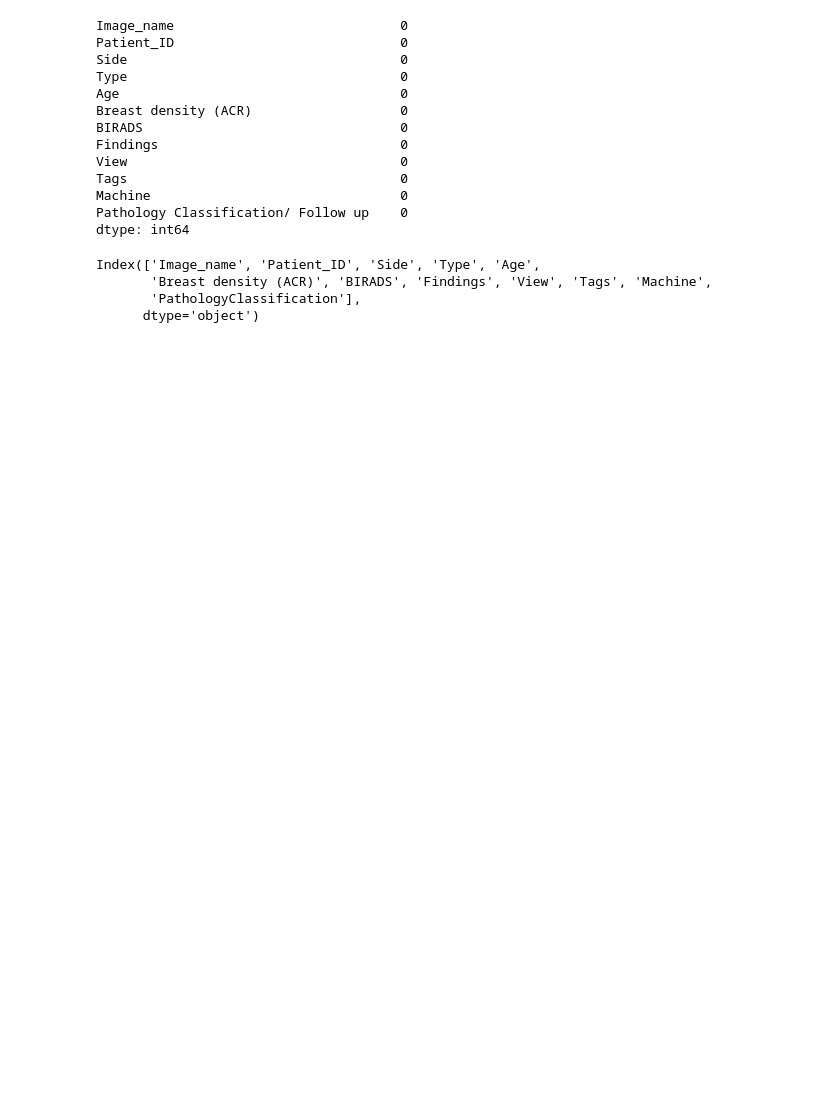
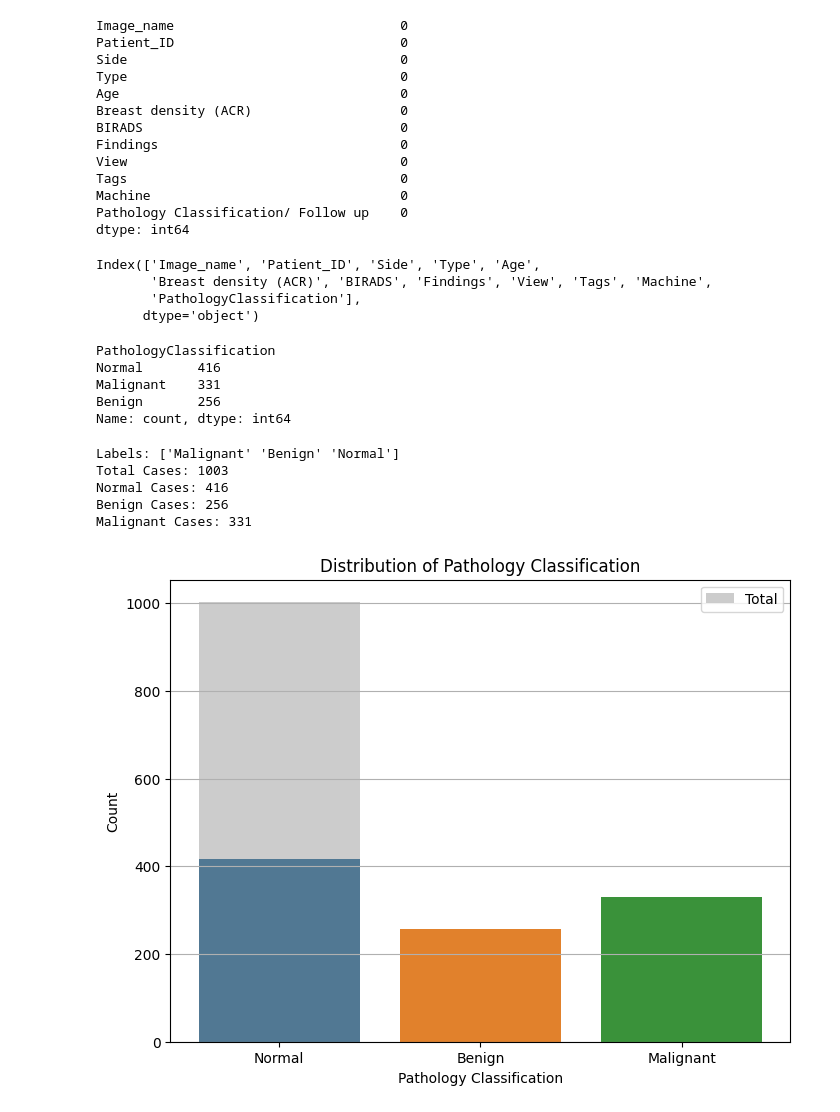
Before and after one commit to abdolazizsalimi/PGU_DataMining_1402, a Jupyter notebook: finalProject/Breast-Canser-notebook.ipynb, the cells around one changed output. Drawn from its saved outputs; the diff is of its cells as text; code cells hidden in the pictures; blank space fills up the shorter version.

```diff
--- a/finalProject/Breast-Canser-notebook.ipynb
+++ b/finalProject/Breast-Canser-notebook.ipynb
@@ -58,3 +99,46 @@ Index(['Image_name', 'Patient_ID', 'Side', 'Type', 'Age',
        'Breast density (ACR)', 'BIRADS', 'Findings', 'View', 'Tags', 'Machine',
        'PathologyClassification'],
       dtype='object')
+# %%
+df['PathologyClassification'].value_counts()
+# %% [output]
+PathologyClassification
+Normal       416
+Malignant    331
+Benign       256
+Name: count, dtype: int64
+# %%
+labels = df['PathologyClassification'].unique()
+total_case = df['PathologyClassification'].count()
+normal_case = df[df['PathologyClassification'] == 'Normal']
+benign_case = df[df['PathologyClassification'] == 'Benign']
+malignant_case = df[df['PathologyClassification'] == 'Malignant']
+
+print(f"Labels: {labels}")
+print(f"Total Cases: {total_case}")
+print(f"Normal Cases: {len(normal_case)}")
+print(f"Benign Cases: {len(benign_case)}")
+print(f"Malignant Cases: {len(malignant_case)}")
+# %% [output]
+Labels: ['Malignant' 'Benign' 'Normal']
+Total Cases: 1003
+Normal Cases: 416
+Benign Cases: 256
+Malignant Cases: 331
+# %%
+
+labels = ['Normal', 'Benign', 'Malignant']
+counts = [len(normal_case), len(benign_case), len(malignant_case)]
+
+plt.figure(figsize=(8, 6))
+sns.barplot(x=labels, y=counts)
+plt.bar(labels, [total_case, 0, 0], color='gray', alpha=0.4, label='Total')
+
+plt.title('Distribution of Pathology Classification')
+plt.xlabel('Pathology Classification')
+plt.ylabel('Count')
+plt.grid(True ,axis='y' )
+plt.legend()
+plt.show()
+# %% [output]
+[figure, added]
```
Also changed, not shown: parts of 23 cells of this notebook, 1 other file.
